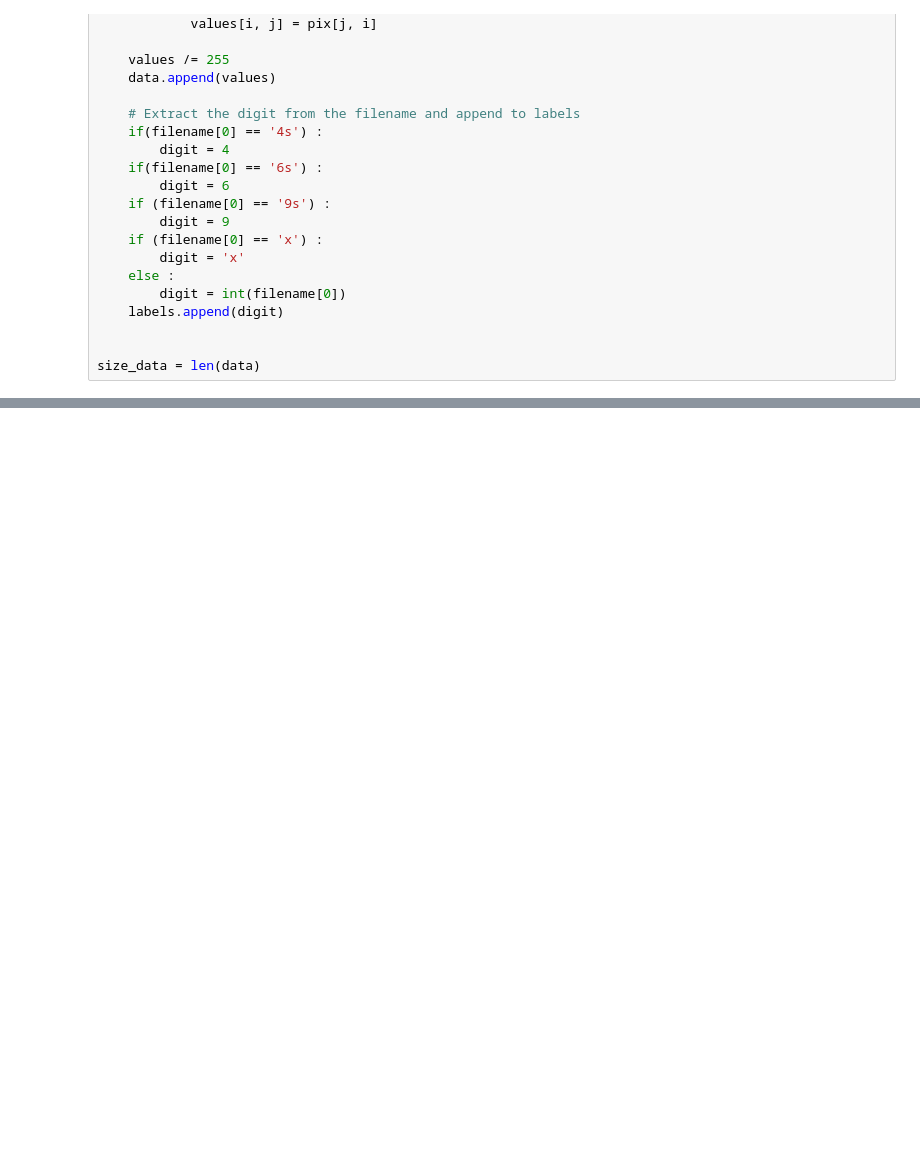
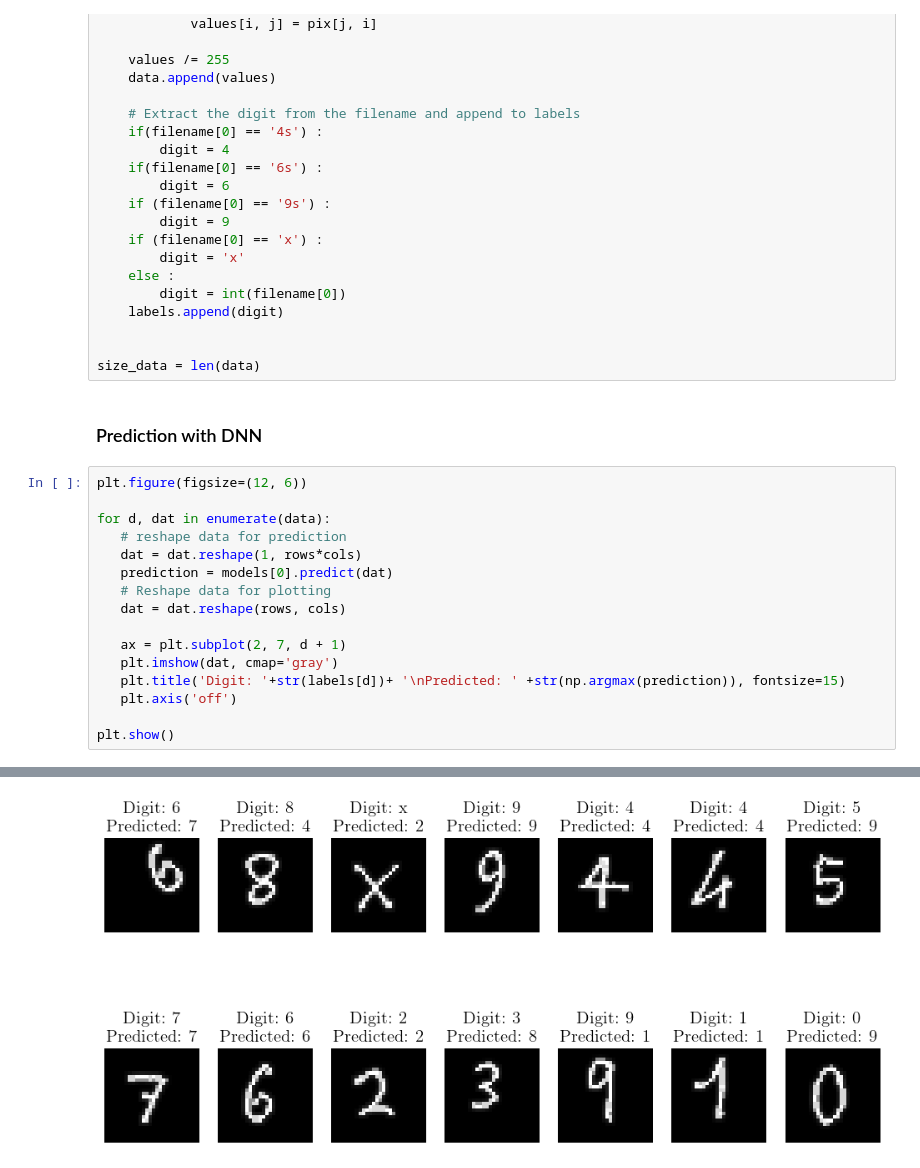
Before and after one commit to ste-cartu/Numerical-Simulation-Laboratory, a Jupyter notebook: Exercise_12/Exercise_12.ipynb, the cells around one changed output, grey strips where cells are left out. Drawn from its saved outputs; the diff is of its cells as text; blank space fills up the shorter version.

```diff
--- a/Exercise_12/Exercise_12.ipynb
+++ b/Exercise_12/Exercise_12.ipynb
@@ -503,3 +544,22 @@ for filename in os.listdir(directory):
 
 
 size_data = len(data)
+# %% [markdown]
+### Prediction with DNN
+# %%
+plt.figure(figsize=(12, 6))
+
+for d, dat in enumerate(data):
+   # reshape data for prediction
+   dat = dat.reshape(1, rows*cols)
+   prediction = models[0].predict(dat)
+   # Reshape data for plotting
+   dat = dat.reshape(rows, cols)
+
+   ax = plt.subplot(2, 7, d + 1)
+   plt.imshow(dat, cmap='gray')
+   plt.title('Digit: '+str(labels[d])+ '\nPredicted: ' +str(np.argmax(prediction)), fontsize=15)
+   plt.axis('off')
+
+plt.show()
+# %% [output]
@@ -505,0 +580 @@ size_data = len(data)
+[figure, added]
```
Also changed, not shown: parts of 22 cells of this notebook, 45 other files.
